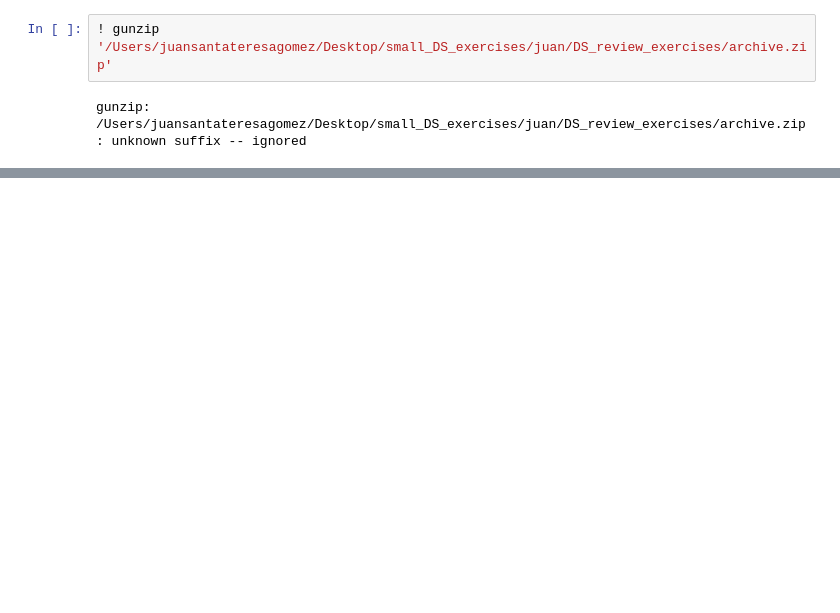
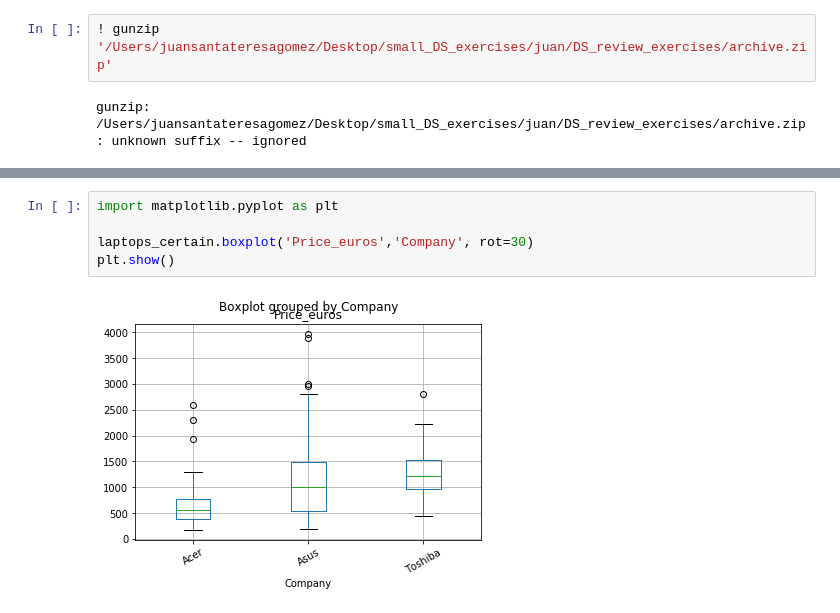
Before and after one commit to juansantateresa/juan, a Jupyter notebook: DS_review_exercises/Encoding techniques.ipynb, the cells around one changed output, grey strips where cells are left out. Cells and saved outputs as stored; diff of their text form; blank space fills up the shorter version.

```diff
--- a/DS_review_exercises/Encoding techniques.ipynb
+++ b/DS_review_exercises/Encoding techniques.ipynb
@@ -24,0 +107,7 @@ wheather[]
+# %%
+import matplotlib.pyplot as plt
+
+laptops_certain.boxplot('Price_euros','Company', rot=30)
+plt.show()
+# %% [output]
+[figure, added]
```
Also changed, not shown: parts of 13 cells of this notebook.
